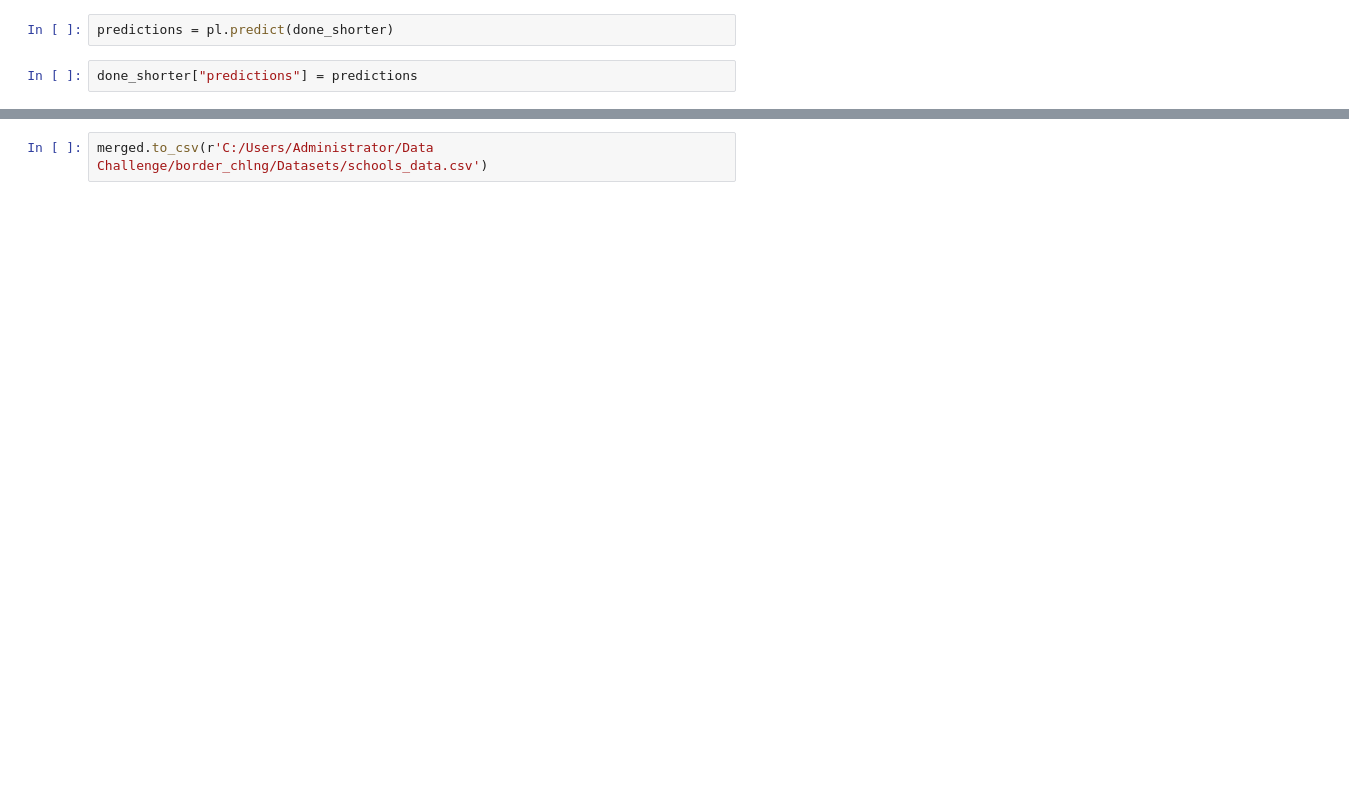
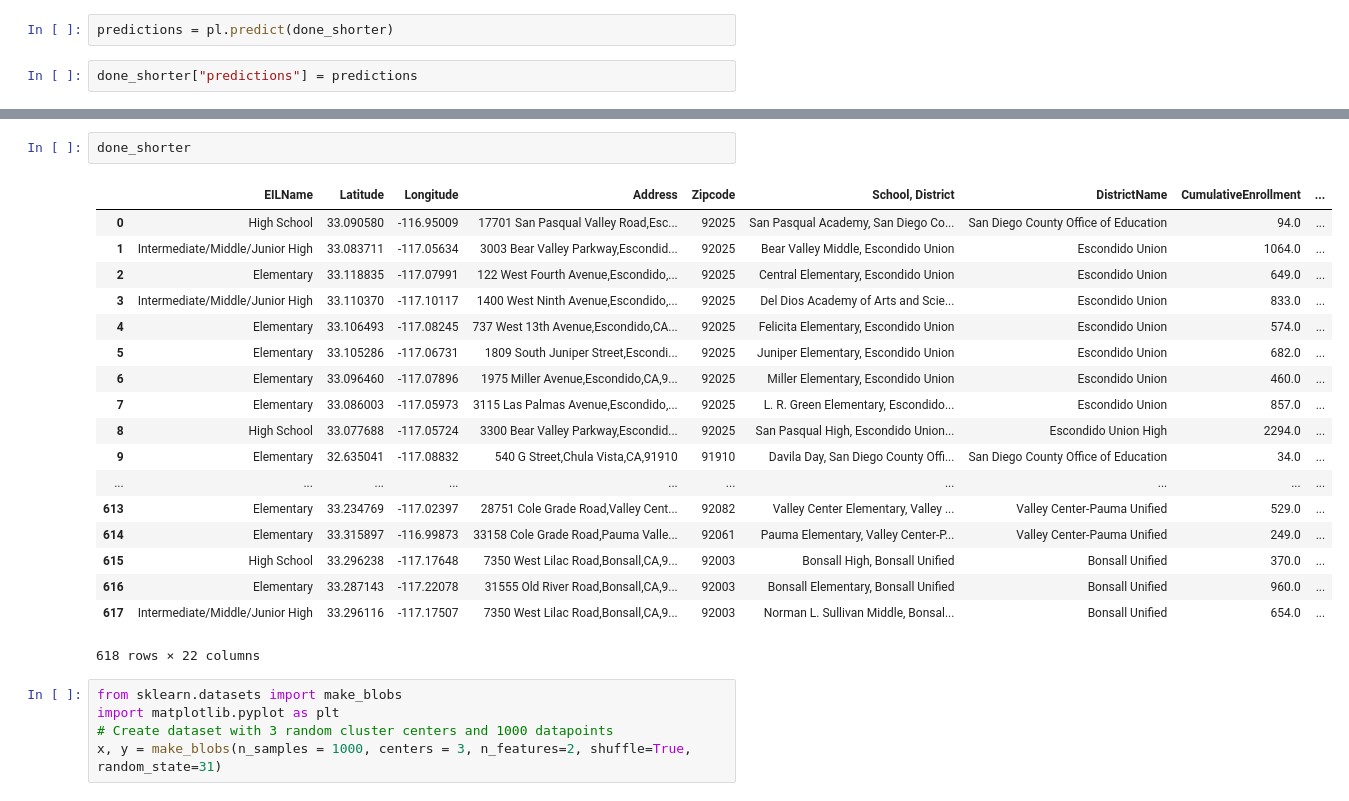
Before and after one commit to renaldyh27/COVID-Cool-for-School, a Jupyter notebook: Everything Cleaned.ipynb, the cells around one changed output, grey strips where cells are left out. Drawn from its saved outputs; the diff is of its cells as text; blank space fills up the shorter version.

```diff
--- a/Everything Cleaned.ipynb
+++ b/Everything Cleaned.ipynb
@@ -394,2 +382,26 @@ sns.heatmap(done_shorter.corr(), annot = True)
-# %%
-merged.to_csv(r'C:/Users/Administrator/Data Challenge/border_chlng/Datasets/schools_data.csv')
+# %%
+done_shorter
+# %% [output]
+|  | EILName | Latitude | Longitude | Address | Zipcode | School, District | DistrictName | CumulativeEnrollment | ... |
+| 0 | High School | 33.090580 | -116.95009 | 17701 San Pasqual Valley Road,Esc... | 92025 | San Pasqual Academy, San Diego Co... | San Diego County Office of Education | 94.0 | ... |
+| 1 | Intermediate/Middle/Junior High | 33.083711 | -117.05634 | 3003 Bear Valley Parkway,Escondid... | 92025 | Bear Valley Middle, Escondido Union | Escondido Union | 1064.0 | ... |
+| 2 | Elementary | 33.118835 | -117.07991 | 122 West Fourth Avenue,Escondido,... | 92025 | Central Elementary, Escondido Union | Escondido Union | 649.0 | ... |
+| 3 | Intermediate/Middle/Junior High | 33.110370 | -117.10117 | 1400 West Ninth Avenue,Escondido,... | 92025 | Del Dios Academy of Arts and Scie... | Escondido Union | 833.0 | ... |
+| 4 | Elementary | 33.106493 | -117.08245 | 737 West 13th Avenue,Escondido,CA... | 92025 | Felicita Elementary, Escondido Union | Escondido Union | 574.0 | ... |
+| 5 | Elementary | 33.105286 | -117.06731 | 1809 South Juniper Street,Escondi... | 92025 | Juniper Elementary, Escondido Union | Escondido Union | 682.0 | ... |
+| 6 | Elementary | 33.096460 | -117.07896 | 1975 Miller Avenue,Escondido,CA,9... | 92025 | Miller Elementary, Escondido Union | Escondido Union | 460.0 | ... |
+| 7 | Elementary | 33.086003 | -117.05973 | 3115 Las Palmas Avenue,Escondido,... | 92025 | L. R. Green Elementary, Escondido... | Escondido Union | 857.0 | ... |
+| 8 | High School | 33.077688 | -117.05724 | 3300 Bear Valley Parkway,Escondid... | 92025 | San Pasqual High, Escondido Union... | Escondido Union High | 2294.0 | ... |
+| 9 | Elementary | 32.635041 | -117.08832 | 540 G Street,Chula Vista,CA,91910 | 91910 | Davila Day, San Diego County Offi... | San Diego County Office of Education | 34.0 | ... |
+| ... | ... | ... | ... | ... | ... | ... | ... | ... | ... |
+| 613 | Elementary | 33.234769 | -117.02397 | 28751 Cole Grade Road,Valley Cent... | 92082 | Valley Center Elementary, Valley ... | Valley Center-Pauma Unified | 529.0 | ... |
+| 614 | Elementary | 33.315897 | -116.99873 | 33158 Cole Grade Road,Pauma Valle... | 92061 | Pauma Elementary, Valley Center-P... | Valley Center-Pauma Unified | 249.0 | ... |
+| 615 | High School | 33.296238 | -117.17648 | 7350 West Lilac Road,Bonsall,CA,9... | 92003 | Bonsall High, Bonsall Unified | Bonsall Unified | 370.0 | ... |
+| 616 | Elementary | 33.287143 | -117.22078 | 31555 Old River Road,Bonsall,CA,9... | 92003 | Bonsall Elementary, Bonsall Unified | Bonsall Unified | 960.0 | ... |
+| 617 | Intermediate/Middle/Junior High | 33.296116 | -117.17507 | 7350 West Lilac Road,Bonsall,CA,9... | 92003 | Norman L. Sullivan Middle, Bonsal... | Bonsall Unified | 654.0 | ... |
+618 rows × 22 columns
+# %%
+from sklearn.datasets import make_blobs
+import matplotlib.pyplot as plt
+# Create dataset with 3 random cluster centers and 1000 datapoints
+x, y = make_blobs(n_samples = 1000, centers = 3, n_features=2, shuffle=True, random_state=31)
```
Also changed, not shown: parts of 13 cells of this notebook, 1 other file.
